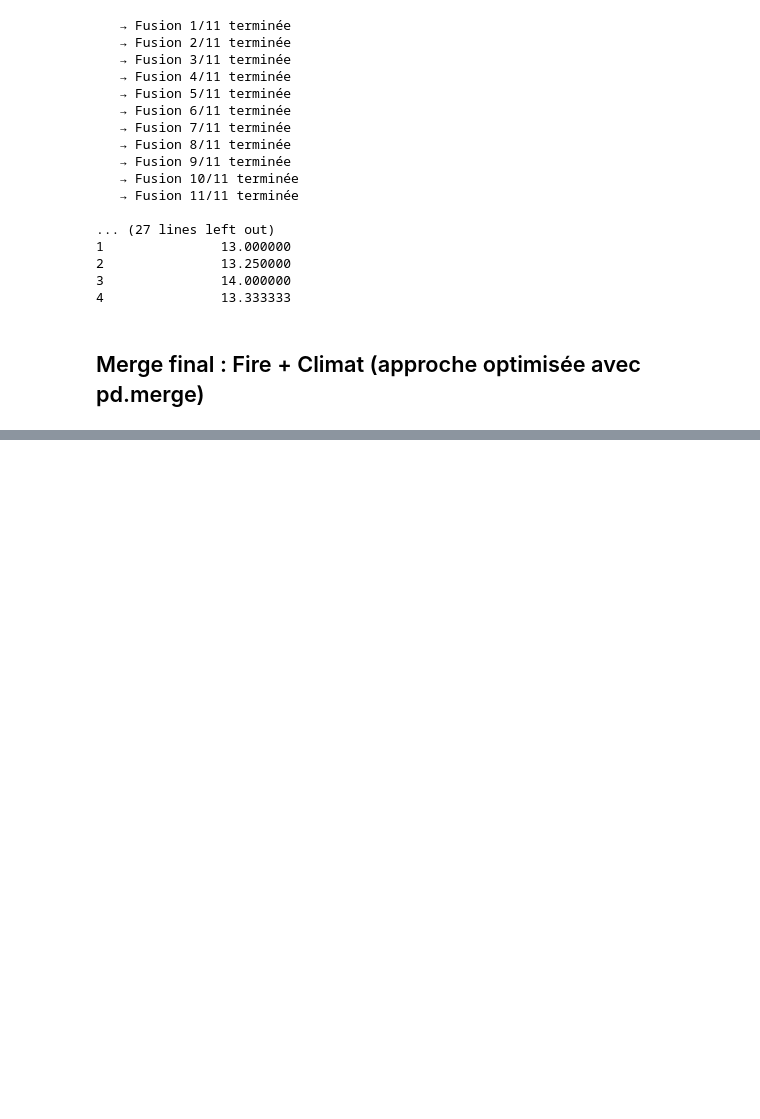
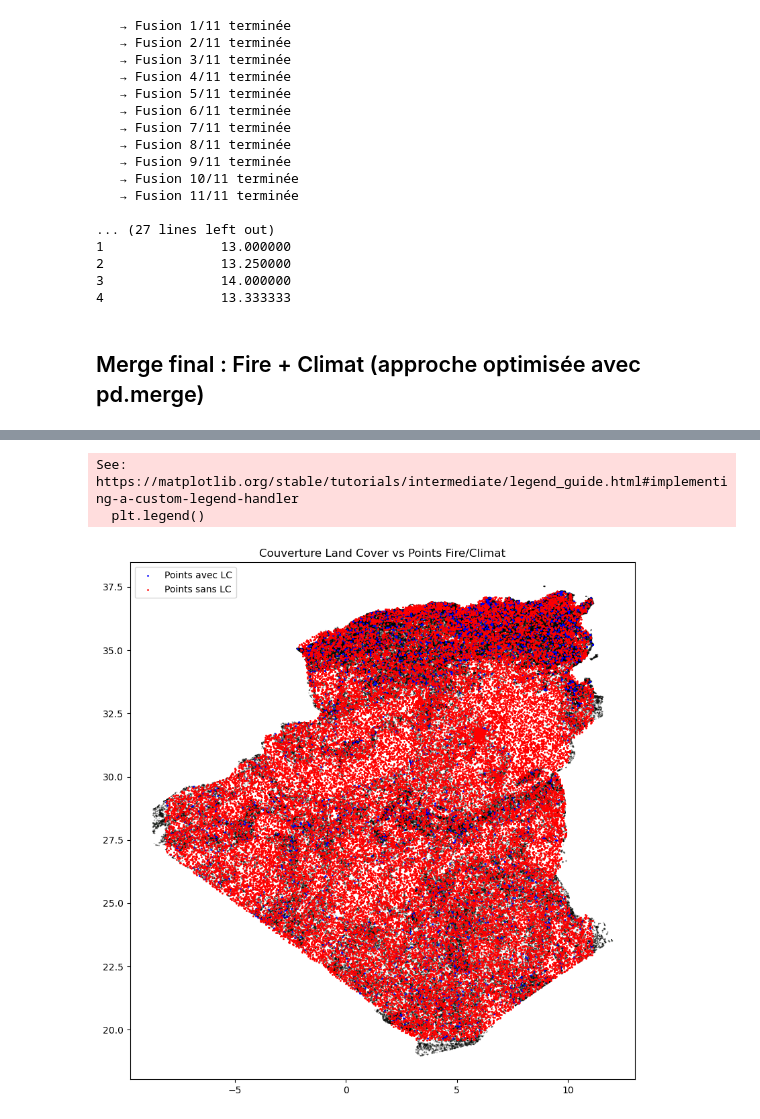
Before and after one commit to MohamedRamzi9/Data-Mining-Project, a Jupyter notebook: data_processing/merge_Climat_fire.ipynb, the cells around one changed output, grey strips where cells are left out. Saved outputs shown, nothing was run; the diff lists cells and outputs as text; code cells hidden in the pictures; blank space fills up the shorter version.

```diff
--- a/data_processing/merge_Climat_fire.ipynb
+++ b/data_processing/merge_Climat_fire.ipynb
@@ -23,8 +30,8 @@ print(df_fire_clean.head())
 # %%
 # Créer l'attribut binaire 'fire'
 # Si 'type' == 0, 'fire' = 1, sinon 'fire' = 0
-df_fire_clean['fire'] = np.where(df_fire_clean['type'] == 0, 1, 0)
+"""df_fire_clean['fire'] = np.where(df_fire_clean['type'] == 0, 1, 0)
 
 print(f"df_fire_clean avec colonne 'fire' créé : {df_fire_clean.shape}")
-print(df_fire_clean.head())
+print(df_fire_clean.head())"""
 # %% [output]
@@ -248,3 +255,7 @@ gdf_land["lat_round"] = round_to_grid(gdf_land["latitude"],  resolution)
 # %%
-df_final["lon_round"] = round_to_grid(df_final["longitude"], resolution)
-df_final["lat_round"] = round_to_grid(df_final["latitude"],  resolution)
+# Aligner les systèmes de coordonnées si nécessaire
+if gdf_final.crs != gdf_land.crs:
+    print(f"\nReprojection de gdf_land : {gdf_land.crs} → {gdf_final.crs}")
+    gdf_land = gdf_land.to_crs(gdf_final.crs)
+else:
+    print(f"\nLes CRS sont déjà alignés : {gdf_final.crs}")
@@ -257,2 +281,14 @@ df_full = df_final.merge(
 # %%
-df_full = df_full.drop(columns=["lon_round", "lat_round"], errors="ignore")
+# Nettoyage : supprimer les colonnes inutiles et convertir en DataFrame
+df_full = gdf_full.drop(columns=['geometry', 'index_right'], errors='ignore')
+
+# Convertir en DataFrame pandas classique
+df_full = pd.DataFrame(df_full)
+
+print(f"\n Dataset final nettoyé : {df_full.shape}")
+print(f" Colonnes : {list(df_full.columns)}")
+
+# Vérifier combien de points ont trouvé une correspondance land cover
+land_cover_matches = df_full['GRIDCODE'].notna().sum()
+total_points = len(df_full)
+print(f"\n Points avec land cover : {land_cover_matches}/{total_points} ({land_cover_matches/total_points*100:.1f}%)")
@@ -279,0 +329,22 @@ Shape final : (442782, 20)
+# %%
+# Dans une nouvelle cellule, ajoutez :
+import matplotlib.pyplot as plt
+
+fig, ax = plt.subplots(figsize=(12, 10))
+
+# Tracer les polygones land cover
+gdf_land.plot(ax=ax, color='lightgreen', edgecolor='black', alpha=0.5, label='Land Cover')
+
+# Tracer les points qui ONT trouvé un match
+gdf_final[df_full['GRIDCODE'].notna()].plot(ax=ax, color='blue', markersize=1, label='Points avec LC')
+
+# Tracer les points qui N'ont PAS trouvé de match
+gdf_final[df_full['GRIDCODE'].isna()].plot(ax=ax, color='red', markersize=1, label='Points sans LC')
+
+plt.legend()
+plt.title('Couverture Land Cover vs Points Fire/Climat')
+plt.show()
+# %% [output]
+See: https://matplotlib.org/stable/tutorials/intermediate/legend_guide.html#implementing-a-custom-legend-handler
+  plt.legend()
+[figure, added]
```
Also changed, not shown: parts of 12 cells of this notebook.
